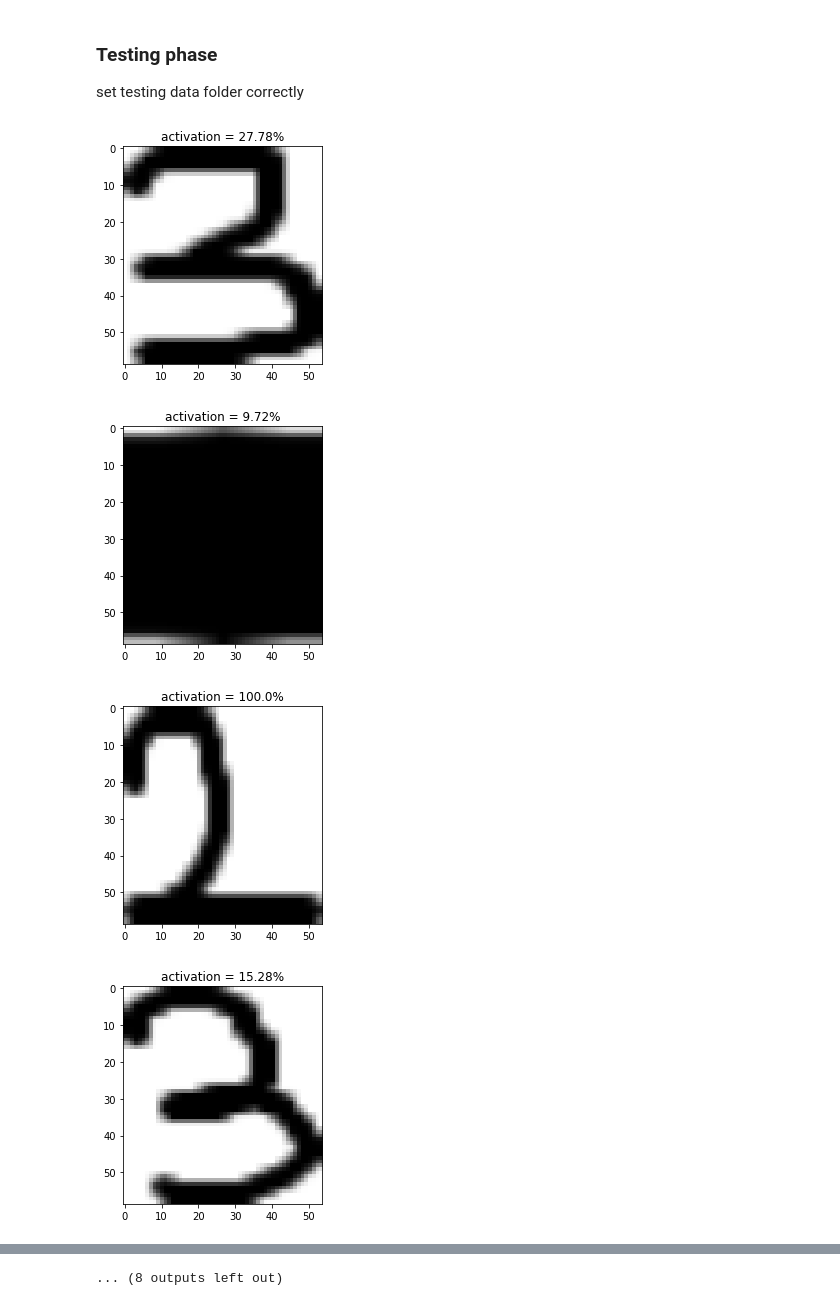
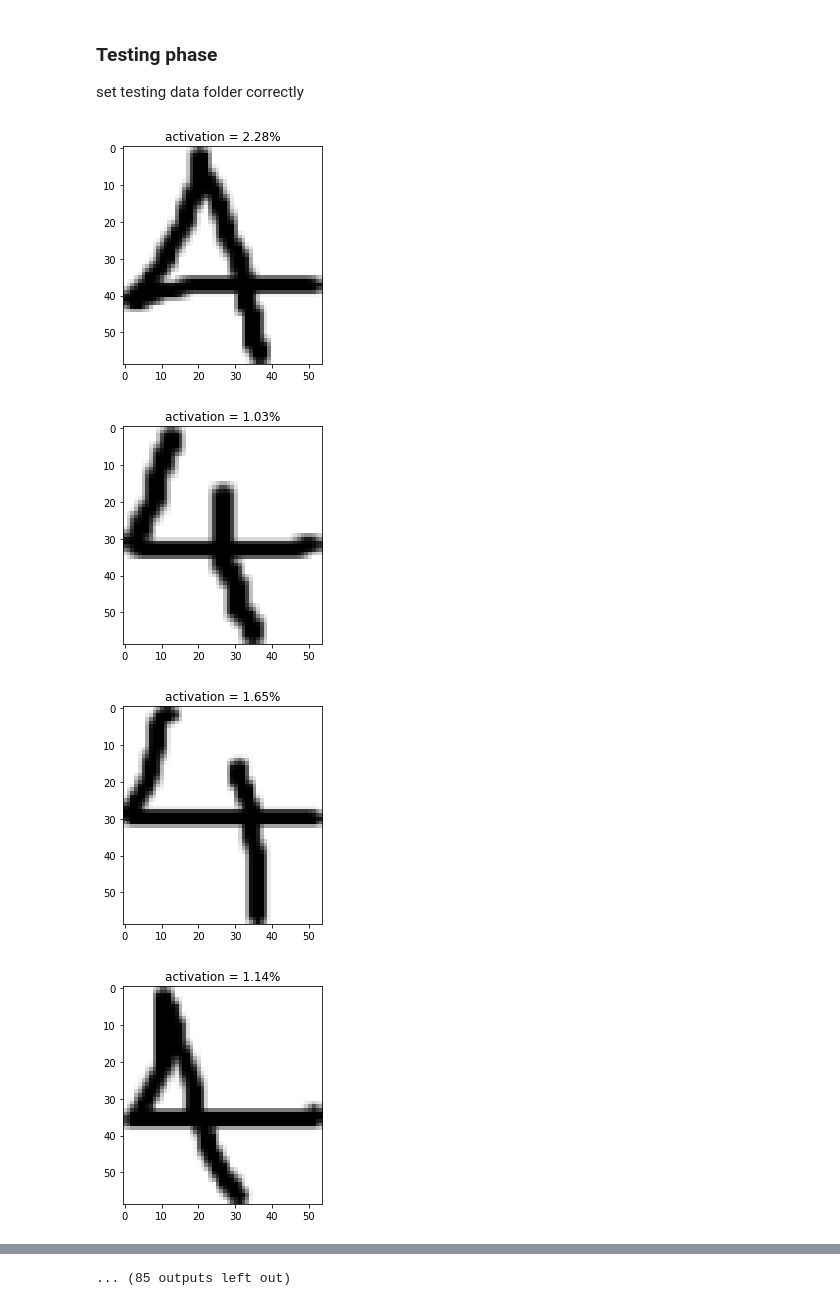
Before and after one commit to r3ki3g/Image-processing-fundamentals, a Jupyter notebook: integer_recognition - attempt 02.ipynb, the cells around one changed output, grey strips where cells are left out. Cells and saved outputs as stored; diff of their text form; code cells hidden in the pictures.

```diff
--- a/integer_recognition - attempt 02.ipynb
+++ b/integer_recognition - attempt 02.ipynb
@@ -53,8 +53,8 @@ ax[1].imshow(focused,cmap="gray")
 
 also saving them as JSON for back up
 # %%
-ksize =3
-kernelCount = 150
+ksize =5
+kernelCount = 400
 cmap="gray"
 
 filters = []
@@ -88,7 +88,7 @@ f.close()
 ### Feature threshold values
 After filtering, the results should be cleaned. So the non-dominant activations will be zeroed using these thresholds.
 # %%
-featureTresVals = [0.5,0.6,0.7,0.8,0.9]
+featureTresVals = [0.3,0.4,0.5,0.6,0.7,0.75,0.8,0.85,0.9,0.95,0.99]
 # %% [markdown]
 ## Training for "2" or  "4"
 # %%
@@ -202,10 +202,10 @@ for fileIndex in range(len(trainingFiles)):
     npParamRes = np.array(paramRes)
     dominant = np.logical_and(npParamRes > 0,npParamRes>corrTres)
 
-    fig,ax = plt.subplots()
-    ax.imshow(dataImg,cmap=cmap)
-    ax.set_title(str(np.sum(dominant)))
-    plt.show()
+#     fig,ax = plt.subplots()
+#     ax.imshow(dataImg,cmap=cmap)
+#     ax.set_title(str(np.sum(dominant)))
+#     plt.show()
 
 
     #print("activations:",fileIndex,":",np.sum(dominant))
@@ -464,7 +434,7 @@ KeyboardInterrupt:
 # %%
 corrTres = 0.001
 totalBestProcessesCount = len(bestProcesses)
-testingDataFileFolder =r"D:/ENTC/SEM_4/EN2550 - Fundamentals of Image Processing and Machine Vision/~images/int-rec/test/"
+testingDataFileFolder =r"D:/ENTC/SEM_4/EN2550 - Fundamentals of Image Processing and Machine Vision/~images/int-rec/4/"
 testingFiles = os.listdir(testingDataFileFolder)
 
 
@@ -482,34 +452,34 @@ for fileIndex in range(len(testingFiles)):
 
     for bestProcessIndex in range(len(bestProcesses)):
         thisBestProcess = bestProcesses[bestProcessIndex]
         thisFilter = thisBestProcess[0]
         featureTres = thisBestProcess[1]
 
 
         #the parameter (2D) for this process (consisting by this kernel and treshold)
         parameter2D = bestParams[bestProcessIndex] #normalized,averageZeroed
         #r3ki3g
         parameter2D = cv.GaussianBlur(parameter2D,(7,7),4)
 
 
         filtered = cv.filter2D(dataImg,-1,thisFilter)
         #r3ki3g
         filtered = cv.GaussianBlur(filtered,(5,5),4)
         thresholderMask = filtered > np.max(filtered) * featureTres
         thresholdedResult = filtered*thresholderMask
         thresholdedResultNorm = thresholdedResult / np.sum(thresholdedResult)#normalizing
         thresholdedResultNormAVGZERO = thresholdedResultNorm - np.mean(thresholdedResultNorm) #averageZeroing
         correlation = np.sum(thresholdedResultNormAVGZERO*parameter2D)
 
         activated = correlation > corrTres
         if activated:
             noOfTotalActivationsFromBest_proc_params+=1
     fig,ax = plt.subplots()
     ax.imshow(dataImg,cmap=cmap)
     ax.set_title("activation = " + str(round(100*noOfTotalActivationsFromBest_proc_params/totalBestProcessesCount,2)) + "%")
     plt.show()
 # %% [output]
-[figure, old version]
+[figure, new version]
-[figure, old version]
+[figure, new version]
-[figure, old version]
+[figure, new version]
-[figure, old version]
+[figure, new version]
@@ -524 +494 @@ for fileIndex in range(len(testingFiles)):
-... (8 outputs left out)
+... (85 outputs left out)
```
Also changed, not shown: parts of 17 cells of this notebook, 19 other files.
